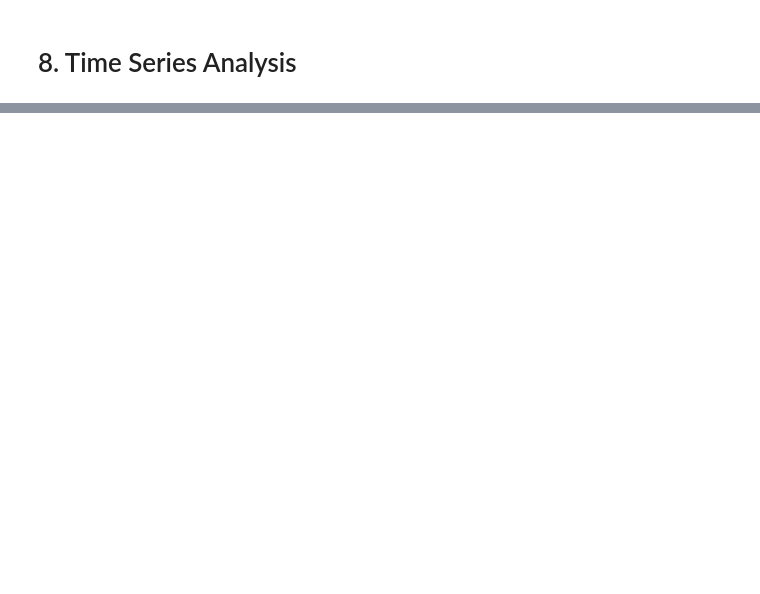
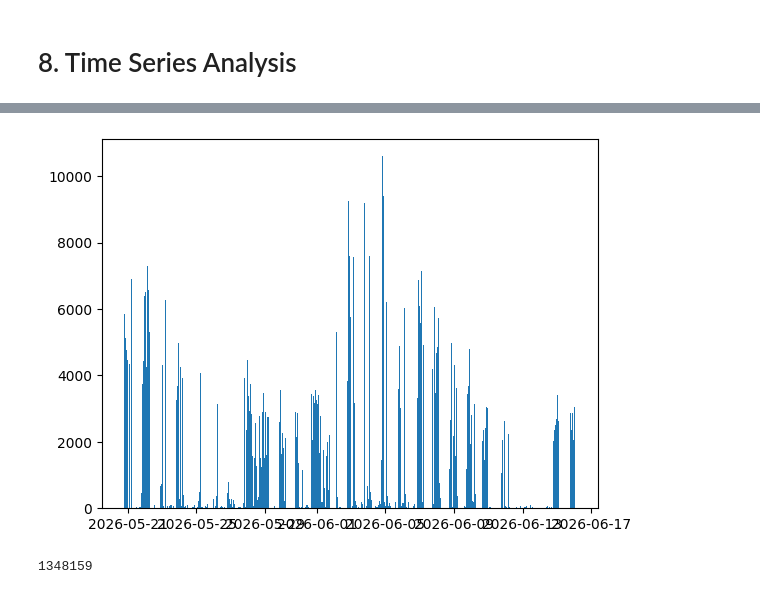
Before and after one commit to lashebir/phishing_detection_ssl_domain, a Jupyter notebook: notebooks/time_series_analysis_sandbox.ipynb, the cells around one changed output, grey strips where cells are left out. Saved outputs shown, nothing was run; the diff lists cells and outputs as text; code cells hidden in the pictures; blank space fills up the shorter version.

```diff
--- a/notebooks/time_series_analysis_sandbox.ipynb
+++ b/notebooks/time_series_analysis_sandbox.ipynb
@@ -2410,5 +3197,5 @@ NEUTRAL_COLOR = "#d6ced2"
 MIN_CERTS_PER_WINDOW = 10     # drop windows with fewer certs — likely gaps not signal
 # %%
-df1 = pd.read_json("data/timeseries/certs_historical.jsonl", lines=True)
-df2 = pd.read_json("data/timeseries/certs_extra_2weeks.jsonl", lines=True)
+df1 = pd.read_json("../data/timeseries/certs_historical.jsonl", lines=True)
+df2 = pd.read_json("../data/timeseries/certs_extra_2weeks.jsonl", lines=True)
 df  = pd.concat([df1, df2]).sort_values("not_before").reset_index(drop=True)
@@ -2415 +3211,12 @@ df  = pd.concat([df1, df2]).sort_values("not_before").reset_index(drop=True)
+# %%
+import matplotlib.pyplot as plt
+n_bins = np.sqrt(len(df))
+plt.hist(df.timestamp, bins = int(n_bins))
+plt.show()
+# %% [output]
+[figure, added]
+# %%
+print(len(df))
+# %% [output]
+1348159
 # %%
```
Also changed, not shown: parts of 63 cells of this notebook, 3 other files.
